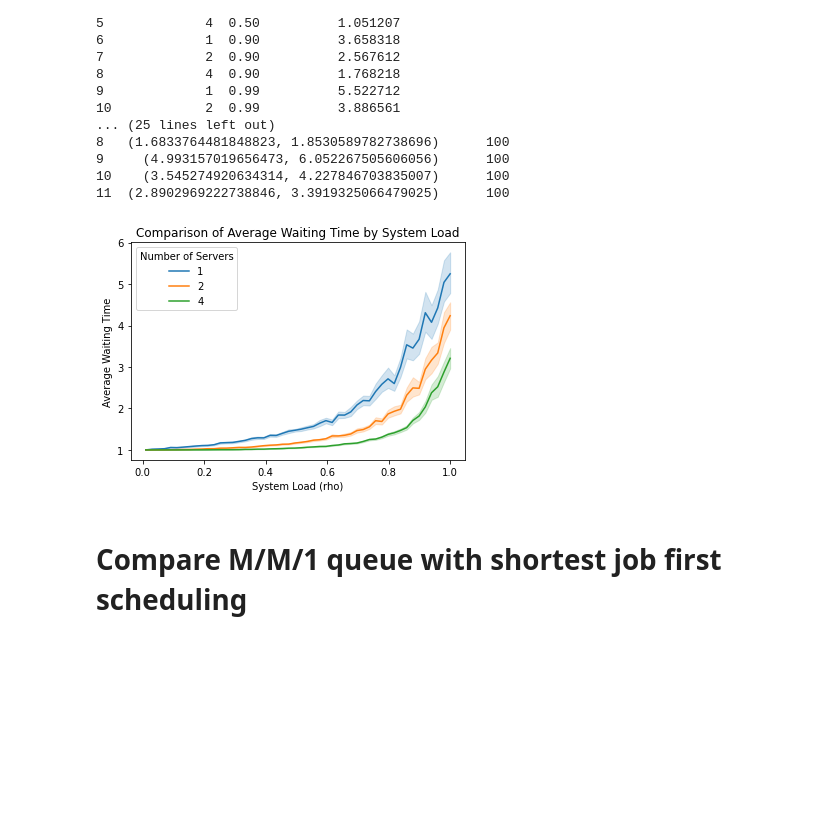
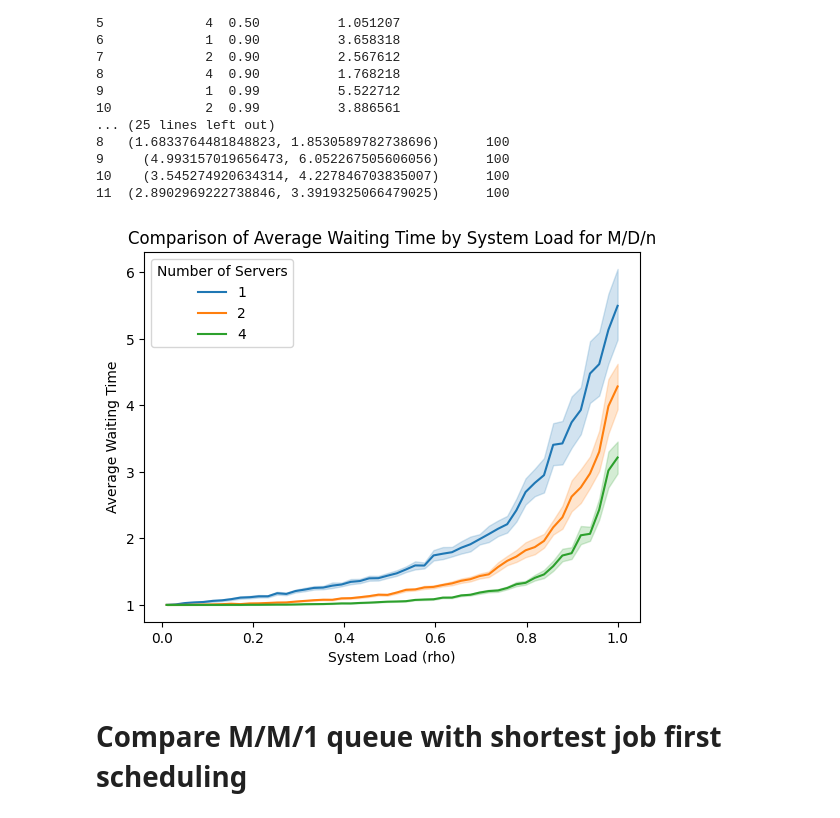
Before and after one commit to Ailuro-Luna/queueing, a Jupyter notebook: Jiawei Liao_14702398_Weikang Chen_14765632_Dan Dong_14989093_Assignment 2.ipynb, the cells around one changed output. Drawn from its saved outputs; the diff is of its cells as text; code cells hidden in the pictures; blank space fills up the shorter version.

```diff
--- a/Jiawei Liao_14702398_Weikang Chen_14765632_Dan Dong_14989093_Assignment 2.ipynb
+++ b/Jiawei Liao_14702398_Weikang Chen_14765632_Dan Dong_14989093_Assignment 2.ipynb
@@ -67,6 +67,12 @@ def run_simulation(num_servers, rho, MU, SIM_TIME, SIMULATIONS):
         data_sims.append(waiting_times)
         avg_waitings.append(avg_waiting)
     return data_sims, avg_waitings
+
+from scipy.stats import mannwhitneyu
+def perform_mann_whitney_u_test(data1, data2):
+    """Perform Mann-Whitney U test between two groups of data."""
+    u_statistic, p_value = mannwhitneyu(data1, data2, alternative='less')
+    return u_statistic, p_value
 # %%
 # Simulation parameters
 MU = 1  # Service rate
@@ -77,6 +83,7 @@ RHO = [0.1, 0.5, 0.9, 0.99]  # System load
 
 # Store all simulation results
 all_sim_data = []
+waiting_times_data = {rho: {1: [], 2: [], 4: []} for rho in RHO}
 
 # Run simulations for each server count and system load
 for rho in RHO:
@@ -90,6 +97,15 @@ for rho in RHO:
             '95%_confidence_interval': stats.norm.interval(0.95, loc=np.mean(avg_waitings), scale=stats.sem(avg_waitings)),
             'Simtime': SIM_TIME
         })
+        # 添加等待时间数据
+        for wt in sim_data:
+            waiting_times_data[rho][num_servers].extend(wt)
+
+# 比较 n=2 与 n=1，n=4 与 n=2 的平均等待时间
+for rho in RHO:
+    u_statistic, p_value_2_vs_1 = perform_mann_whitney_u_test(waiting_times_data[rho][2], waiting_times_data[rho][1])
+    u_statistic, p_value_4_vs_2 = perform_mann_whitney_u_test(waiting_times_data[rho][4], waiting_times_data[rho][2])
+    print(f"ρ={rho}: n=2 vs n=1, p-value = {p_value_2_vs_1}; n=4 vs n=2, p-value = {p_value_4_vs_2}")
 
 # Convert results to DataFrame and save to CSV file
 results_df = pd.DataFrame(all_sim_data)
@@ -694,9 +687,10 @@ def prepare_plot_data(simulation_results, server_configs):
 
     return pd.DataFrame(plot_data)
 
-def plot_data(df):
+
+def plot_data(df, title = "Comparison of Average Waiting Time by System Load"):
     sns.lineplot(data=df, x='rho', y='avg_waiting_time', hue='num_servers')
-    plt.title('Comparison of Average Waiting Time by System Load')
+    plt.title(title)
     plt.xlabel('System Load (rho)')
     plt.ylabel('Average Waiting Time')
     plt.legend(title='Number of Servers')
@@ -704,21 +698,21 @@ def plot_data(df):
 # %%
 # 定义参数
 SIM_TIME = 100
 SIMULATIONS = 100
 MU = 1
 rhos = np.linspace(0.01, 1, 50)
 server_configs = [1, 2, 4]  # 比如说，服务器数量为1、2和4
 
 # 运行模拟并收集结果
 simulation_results = [run_simulations_MDn(num_servers, rhos, MU, SIM_TIME, SIMULATIONS) for num_servers in server_configs]
 
 # 准备数据
 plot_df = prepare_plot_data(simulation_results, server_configs)
 
 # 绘制数据
-plot_data(plot_df)
+plot_data(plot_df, "Comparison of Average Waiting Time by System Load for M/D/n")
 # %% [output]
-[figure, old version]
+[figure, new version]
 # %% [markdown]
 # Compare M/M/1 queue with shortest job first scheduling
 # %%
```
Also changed, not shown: parts of 20 cells of this notebook.
